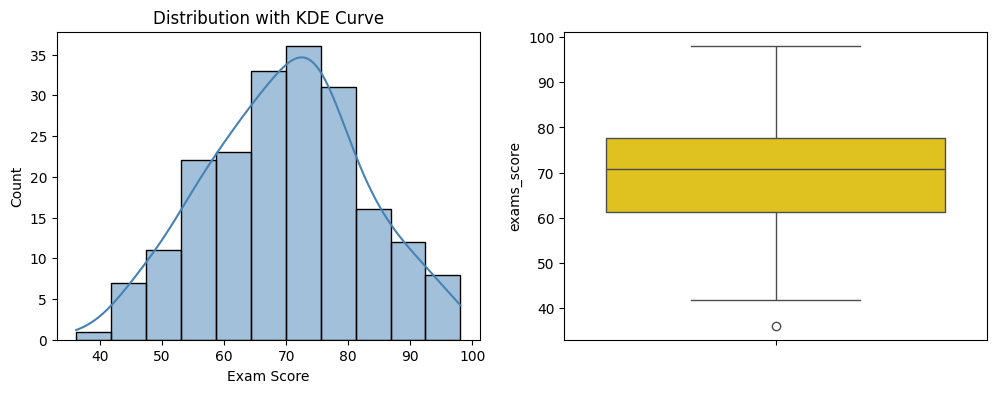
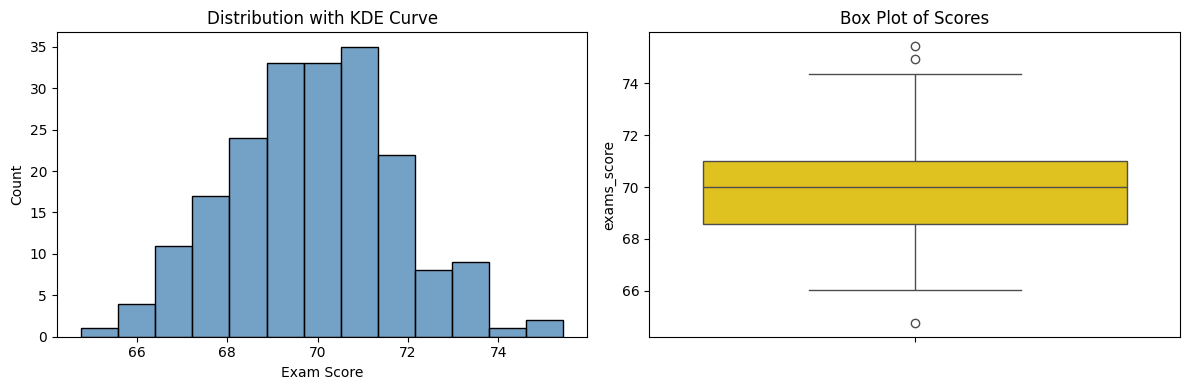
Unified diff of the notebook cell whose output changed from the first chart to the second:
--- before
+++ after
@@ -3,8 +3,16 @@
 import matplotlib.pyplot as plt
 import seaborn as sns
+# “Give me 200 fake exam scores where the average is 70, and most scores fall within a reasonable spread of 12.”
+np.random.seed(42)  # seed for reproducibility
 
-np.random.seed()  # seed for reproducibility
+# KDE (Kernel Density Estimation) is a method for estimating the probability distribution of a dataset by creating a 
+# smooth curve instead of using discrete bars like a histogram. It works by placing a small smooth function (kernel) on each 
+# data point and summing them to form a continuous density curve. This makes it easier to see patterns such as where values cluster
+# or how data is spread. In practice, KDE helps 
+# 1visualize the overall shape of data without being affected by arbitrary bin choices in histograms.
 
-df=pd.DataFrame({'exams_score':np.random.normal(70, 12, 200)})
+
+df=pd.DataFrame({'exams_score':np.random.normal(70, 2, 200)})
+df.sample(100)
 
 # plt.subplots creates a Figure and an array of Axes objects
@@ -14,7 +22,12 @@
 
 # pass ax= to tell seaborn which subplot to draw on
-sns.histplot(data=df, x='exams_score', kde=True, color='steelblue', ax=axes[0])
+sns.histplot(data=df, x='exams_score', color='steelblue', ax=axes[0])
 axes[0].set_title("Distribution with KDE Curve")
 axes[0].set_xlabel('Exam Score')
 
 sns.boxplot(data=df, y='exams_score', color='gold', ax=axes[1])
+
+axes[1].set_title('Box Plot of Scores')
+plt.tight_layout() # prevents subplots from overlapping
+plt.savefig('toolkit_exercise.png', dpi=120, bbox_inches='tight')
+plt.show()

Commit: explored box plot , df  dataframes and histogram in np, and pandas